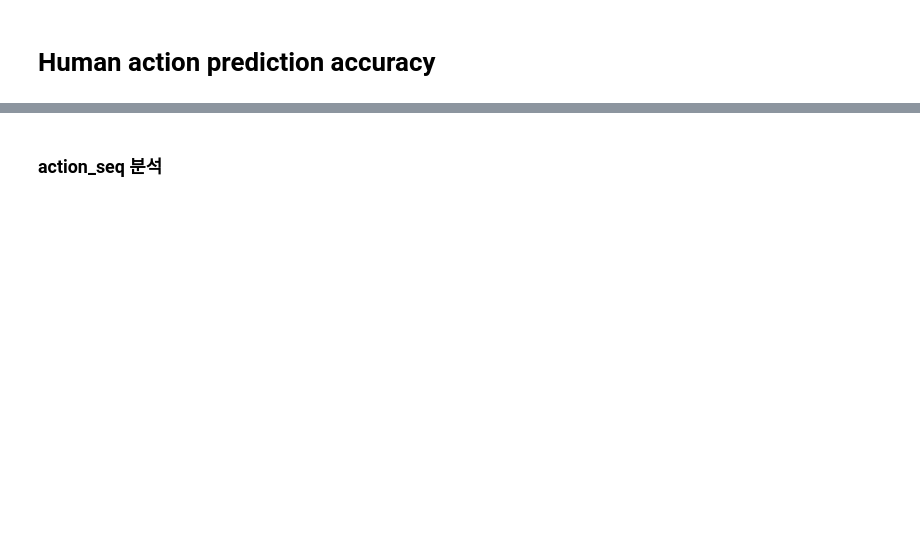
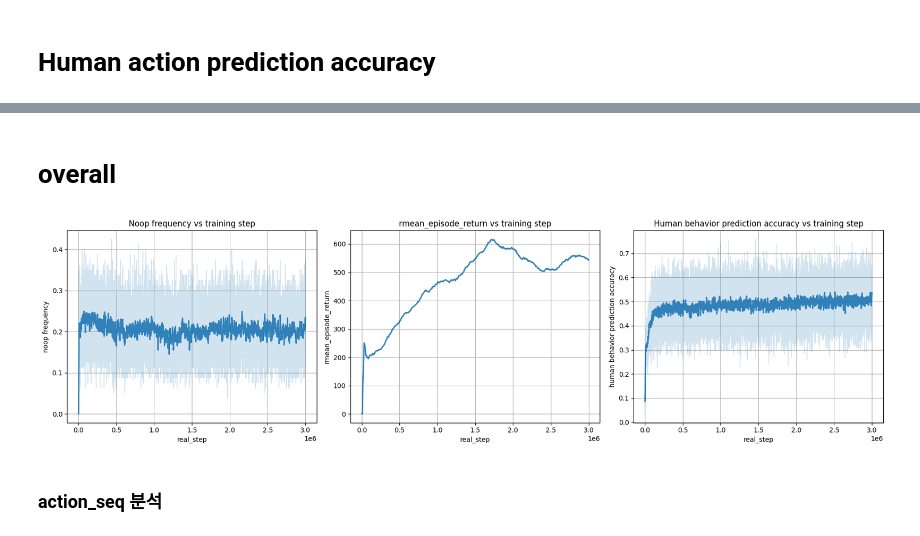
Before and after one commit to jmjmfasdf/thinker, a Jupyter notebook: analyze.ipynb, the cells around one changed output, grey strips where cells are left out. Cells and saved outputs as stored; diff of their text form; code cells hidden in the pictures; blank space fills up the shorter version.

```diff
--- a/analyze.ipynb
+++ b/analyze.ipynb
@@ -295,3 +293,78 @@ plt.show()
+# %% [markdown]
+# overall
+# %%
+import numpy as np
+import pandas as pd
+import matplotlib.pyplot as plt
+
+if not run_logs:
+    raise RuntimeError("run_logs is empty. Run the previous cell first.")
+
+# ==== settings ====
+max_step = 3000_000     # set to None to use full range
+smoothing_window = 50   # moving average window (in steps)
+# ==================
+
+def plot_metric(ax, y_col, y_label, title):
+    for idx, (run_name, df) in enumerate(run_logs.items()):
+        x_col = "real_step" if "real_step" in df.columns else "step"
+
+        if x_col not in df.columns or y_col not in df.columns:
+            print(f"[skip] {run_name}: missing '{x_col}' or '{y_col}' columns")
+            continue
+
+        x = df[x_col].to_numpy()
+        y = df[y_col].to_numpy()
+        mask = np.isfinite(x) & np.isfinite(y)
+        if max_step is not None:
+            mask &= (x <= max_step)
+        x, y = x[mask], y[mask]
+
+        if x.size == 0:
+            print(f"[skip] {run_name}: empty after filtering")
+            continue
+
+        y_smooth = pd.Series(y).rolling(
+            window=max(1, smoothing_window),
+            min_periods=1
+        ).mean().to_numpy()
+
+        color = plt.cm.tab10(idx % 10)
+        ax.plot(x, y, color=color, alpha=0.2, linewidth=1)
+        ax.plot(x, y_smooth, color=color, alpha=0.9, linewidth=2)
+
+    ax.set_xlabel(x_col)
+    ax.set_ylabel(y_label)
+    ax.set_title(title)
+    ax.grid(True)
+
+fig, axes = plt.subplots(1, 3, figsize=(18, 5))
+
+plot_metric(
+    axes[0],
+    y_col="noop_frequency",
+    y_label="noop frequency",
+    title="Noop frequency vs training step"
+)
+
+plot_metric(
+    axes[1],
+    y_col="rmean_episode_return",
+    y_label="rmean_episode_return",
+    title="rmean_episode_return vs training step"
+)
+
+plot_metric(
+    axes[2],
+    y_col="icopro/actor/accuracy",
+    y_label="human behavior prediction accuracy",
+    title="Human behavior prediction accuracy vs training step"
+)
+
+plt.tight_layout()
+plt.show()
+# %% [output]
+[figure, added]
 # %% [markdown]
 ### action_seq 분석
 # %%
```
Also changed, not shown: parts of 9 cells of this notebook, 2 other files.
